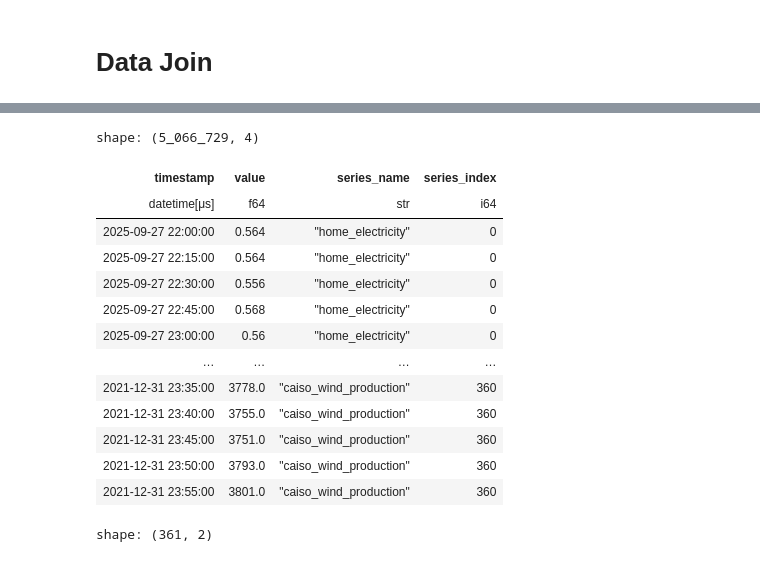
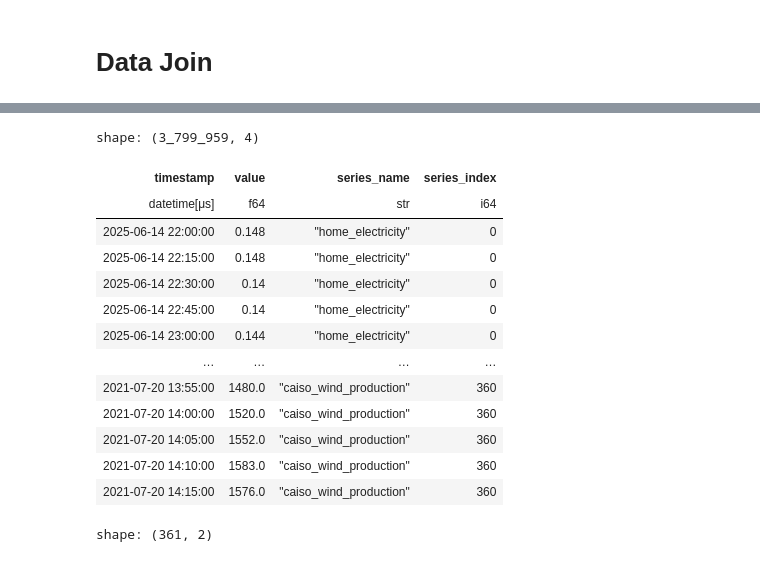
Before and after one commit to Richi0D/tirex_loss, a Jupyter notebook: notebooks/data_download.ipynb, the cells around one changed output, grey strips where cells are left out. Drawn from its saved outputs; the diff is of its cells as text; code cells hidden in the pictures.

```diff
--- a/notebooks/data_download.ipynb
+++ b/notebooks/data_download.ipynb
@@ -97,9 +114,10 @@ df_home_electricity = pl.read_csv(data_path_home, try_parse_dates=True)
 df_home_electricity = df_home_electricity.rename({"Datum": "timestamp", "kW": "value"})
 df_home_electricity = df_home_electricity.with_columns(pl.lit("home_electricity").alias("series_name"),
                                                        pl.col("timestamp").dt.replace_time_zone(None))
-df_home_electricity_train, df_home_electricity_test, max_group_index = split_data(df_home_electricity)
+df_home_electricity_train, df_home_electricity_val, df_home_electricity_test, max_group_index = split_data(df_home_electricity)
 print(f"Columns: {df_home_electricity_train.columns}")
 print(f"Train Shape: {df_home_electricity_train.shape[0]}")
+print(f"Validation Shape: {df_home_electricity_val.shape[0]}")
 print(f"Test Shape: {df_home_electricity_test.shape[0]}")
 df_home_electricity_train.head()
 # %% [output]
@@ -135,11 +154,12 @@ df_opsd_15m = df_opsd_15m.with_columns(
     pl.concat_str([pl.col("region"), pl.col("variable"), pl.col("attribute"), pl.lit("15")], separator="_").alias("series_name"),
     pl.col("timestamp").dt.replace_time_zone(None)
 ).drop(["region", "variable", "attribute"])
-df_opsd_15m_train, df_opsd_15m_test, max_group_index = split_data(df_opsd_15m,
+df_opsd_15m_train, df_opsd_15m_val, df_opsd_15m_test, max_group_index = split_data(df_opsd_15m,
                                                 group_cols=["series_name"],
                                                 index_start=max_group_index + 1)
 print(f"Columns: {df_opsd_15m_train.columns}")
 print(f"Train Shape: {df_opsd_15m_train.shape[0]}")
+print(f"Validation Shape: {df_opsd_15m_val.shape[0]}")
 print(f"Test Shape: {df_opsd_15m_test.shape[0]}")
 df_opsd_15m_train.head()
 # %% [output]
@@ -162,11 +183,12 @@ df_opsd_60m = df_opsd_60m.with_columns(
     pl.concat_str([pl.col("region"), pl.col("variable"), pl.col("attribute"), pl.lit("60")], separator="_").alias("series_name"),
     pl.col("timestamp").dt.replace_time_zone(None)
 ).drop(["region", "variable", "attribute"])
-df_opsd_60m_train, df_opsd_60m_test, max_group_index = split_data(df_opsd_60m,
+df_opsd_60m_train, df_opsd_60m_val, df_opsd_60m_test, max_group_index = split_data(df_opsd_60m,
                                                 group_cols=["series_name"],
                                                 index_start=max_group_index + 1)
 print(f"Columns: {df_opsd_60m_train.columns}")
 print(f"Train Shape: {df_opsd_60m_train.shape[0]}")
+print(f"Validation Shape: {df_opsd_60m_val.shape[0]}")
 print(f"Test Shape: {df_opsd_60m_test.shape[0]}")
 df_opsd_60m_train.head()
 # %% [output]
@@ -222,11 +245,12 @@ df_caiso_melt = df_caiso.unpivot(index="timestamp",
                                 value_name="value")
 df_caiso_melt = df_caiso_melt.with_columns(pl.col('value').cast(pl.Float64))
 
-df_caiso_train, df_caiso_test, max_group_index = split_data(df_caiso_melt,
+df_caiso_train, df_caiso_val, df_caiso_test, max_group_index = split_data(df_caiso_melt,
                                                              group_cols=["series_name"],
                                                                index_start=max_group_index + 1)
 print(f"Columns: {df_caiso_train.columns}")
 print(f"Train Shape: {df_caiso_train.shape[0]}")
+print(f"Validation Shape: {df_caiso_val.shape[0]}")
 print(f"Test Shape: {df_caiso_test.shape[0]}")
 df_caiso_train.head()
 # %% [output]
@@ -339,26 +364,33 @@ shape: (20_266_216, 4)
 # %%
+df_to_join_val = [df_home_electricity_val.select(columns_order),
+            df_opsd_15m_val.select(columns_order),
+            df_opsd_60m_val.select(columns_order),
+            df_caiso_val.select(columns_order),
+            ]
+df_joined_val = pl.concat(df_to_join_val, how="vertical")
+
 df_to_join_test = [df_home_electricity_test.select(columns_order),
             df_opsd_15m_test.select(columns_order),
             df_opsd_60m_test.select(columns_order),
             df_caiso_test.select(columns_order),
             ]
 df_joined_test = pl.concat(df_to_join_test, how="vertical")
-df_joined_test
+df_joined_val
 # %% [output]
-shape: (5_066_729, 4)
+shape: (3_799_959, 4)
 | timestamp | value | series_name | series_index |
 | datetime[μs] | f64 | str | i64 |
-| 2025-09-27 22:00:00 | 0.564 | "home_electricity" | 0 |
-| 2025-09-27 22:15:00 | 0.564 | "home_electricity" | 0 |
-| 2025-09-27 22:30:00 | 0.556 | "home_electricity" | 0 |
-| 2025-09-27 22:45:00 | 0.568 | "home_electricity" | 0 |
-| 2025-09-27 23:00:00 | 0.56 | "home_electricity" | 0 |
+| 2025-06-14 22:00:00 | 0.148 | "home_electricity" | 0 |
+| 2025-06-14 22:15:00 | 0.148 | "home_electricity" | 0 |
+| 2025-06-14 22:30:00 | 0.14 | "home_electricity" | 0 |
+| 2025-06-14 22:45:00 | 0.14 | "home_electricity" | 0 |
+| 2025-06-14 23:00:00 | 0.144 | "home_electricity" | 0 |
 | … | … | … | … |
-| 2021-12-31 23:35:00 | 3778.0 | "caiso_wind_production" | 360 |
-| 2021-12-31 23:40:00 | 3755.0 | "caiso_wind_production" | 360 |
-| 2021-12-31 23:45:00 | 3751.0 | "caiso_wind_production" | 360 |
-| 2021-12-31 23:50:00 | 3793.0 | "caiso_wind_production" | 360 |
-| 2021-12-31 23:55:00 | 3801.0 | "caiso_wind_production" | 360 |
+| 2021-07-20 13:55:00 | 1480.0 | "caiso_wind_production" | 360 |
+| 2021-07-20 14:00:00 | 1520.0 | "caiso_wind_production" | 360 |
+| 2021-07-20 14:05:00 | 1552.0 | "caiso_wind_production" | 360 |
+| 2021-07-20 14:10:00 | 1583.0 | "caiso_wind_production" | 360 |
+| 2021-07-20 14:15:00 | 1576.0 | "caiso_wind_production" | 360 |
 # %%
 df_sequences = df_joined_train.select(["series_name", "series_index"]).unique().sort("series_index")
 df_sequences
```
Also changed, not shown: parts of 8 cells of this notebook, 8 other files.
